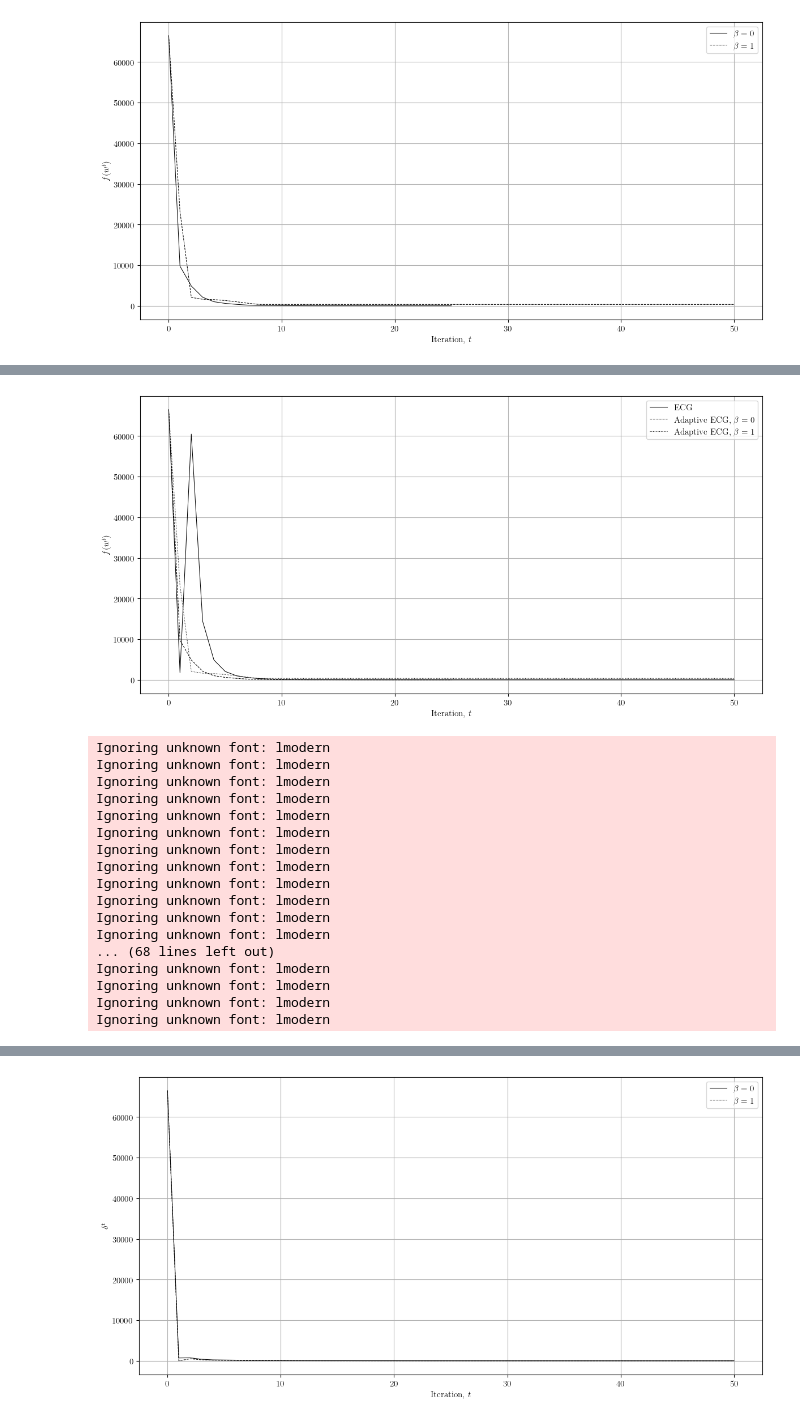
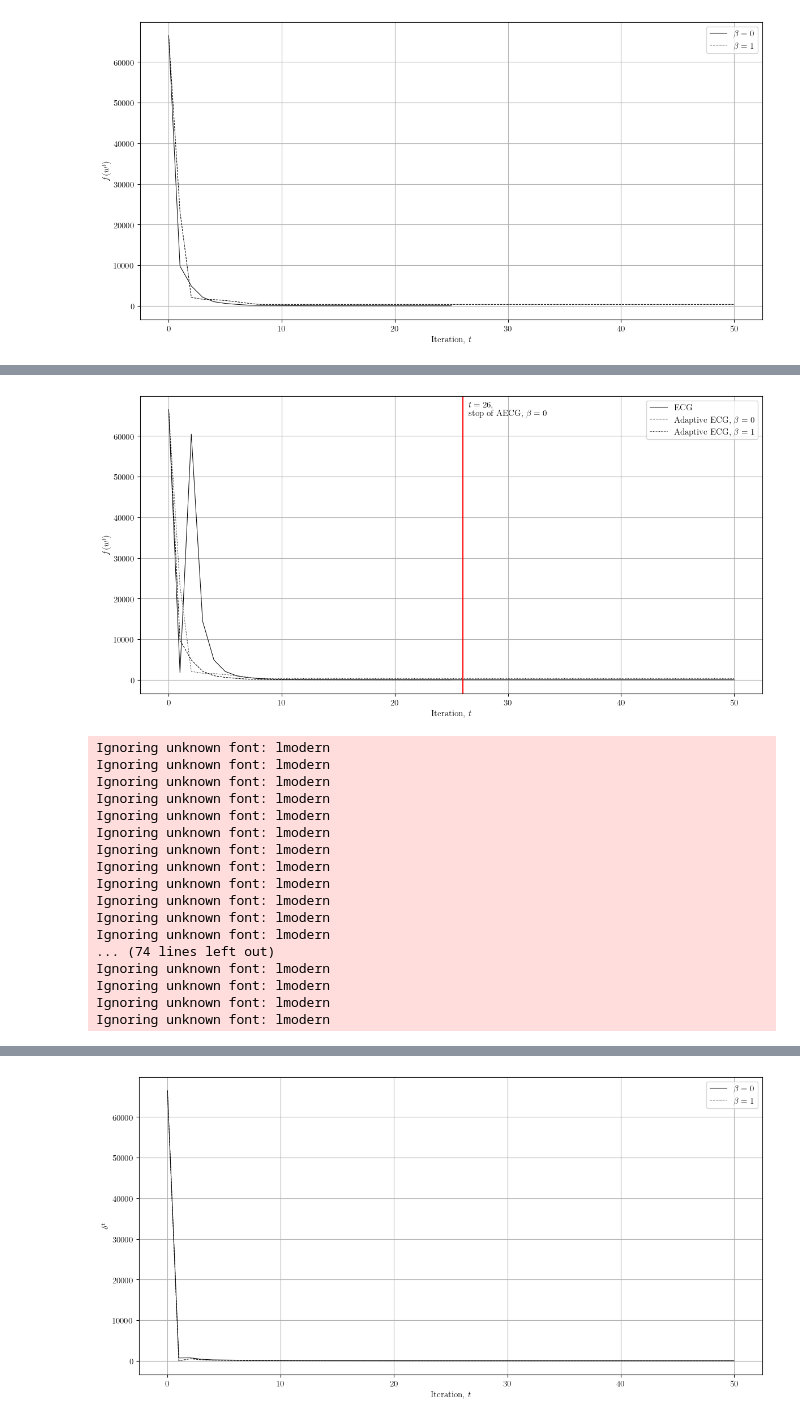
Before and after one commit to geaden/aecg, a Jupyter notebook: aecg.ipynb, the cells around one changed output, grey strips where cells are left out. Saved outputs shown, nothing was run; the diff lists cells and outputs as text; code cells hidden in the pictures.

```diff
--- a/aecg.ipynb
+++ b/aecg.ipynb
@@ -483,37 +483,41 @@ Ignoring unknown font: lmodern
 # %%
 plt.figure(figsize=(12, 6))
 
 # Correct label
 ecg[0]._label = r"ECG"
 
 for algorithm in [ecg[0]] + aecg:
     values = [objective(x) for x, _ in algorithm.history]
     plot_line(values, label=algorithm.label)
 
+N = len(aecg[0].history)
+plt.text(
+    N + 0.5, 65000, r"$t={}$," "\n" r"stop of AECG, $\beta=0$".format(N), fontsize=11
+)
+plt.axvline(x=len(aecg[0].history), color="r", linestyle="-")
+
 fig = make_plot(
     title="Comparison of on-Adaptive and Adaptive variants of ECG",
     xlabel="Iteration, $t$",
     ylabel=r"$f(w^t)$",
 )
+save_image(fig, "images/ecg_aecg_total_comparison.pgf")
 # %% [output]
-[figure, old version]
+[figure, new version]
+Ignoring unknown font: lmodern
+Ignoring unknown font: lmodern
+Ignoring unknown font: lmodern
+Ignoring unknown font: lmodern
+Ignoring unknown font: lmodern
+Ignoring unknown font: lmodern
+Ignoring unknown font: lmodern
+Ignoring unknown font: lmodern
+Ignoring unknown font: lmodern
+Ignoring unknown font: lmodern
+Ignoring unknown font: lmodern
+Ignoring unknown font: lmodern
+... (74 lines left out)
+Ignoring unknown font: lmodern
+Ignoring unknown font: lmodern
+Ignoring unknown font: lmodern
+Ignoring unknown font: lmodern
-# %%
-save_image(fig, "images/comparison.pgf")
-# %% [output]
-Ignoring unknown font: lmodern
-Ignoring unknown font: lmodern
-Ignoring unknown font: lmodern
-Ignoring unknown font: lmodern
-Ignoring unknown font: lmodern
-Ignoring unknown font: lmodern
-Ignoring unknown font: lmodern
-Ignoring unknown font: lmodern
-Ignoring unknown font: lmodern
-Ignoring unknown font: lmodern
-Ignoring unknown font: lmodern
-Ignoring unknown font: lmodern
-... (68 lines left out)
-Ignoring unknown font: lmodern
-Ignoring unknown font: lmodern
-Ignoring unknown font: lmodern
-Ignoring unknown font: lmodern
```
Also changed, not shown: parts of 7 cells of this notebook, 1 other file.
